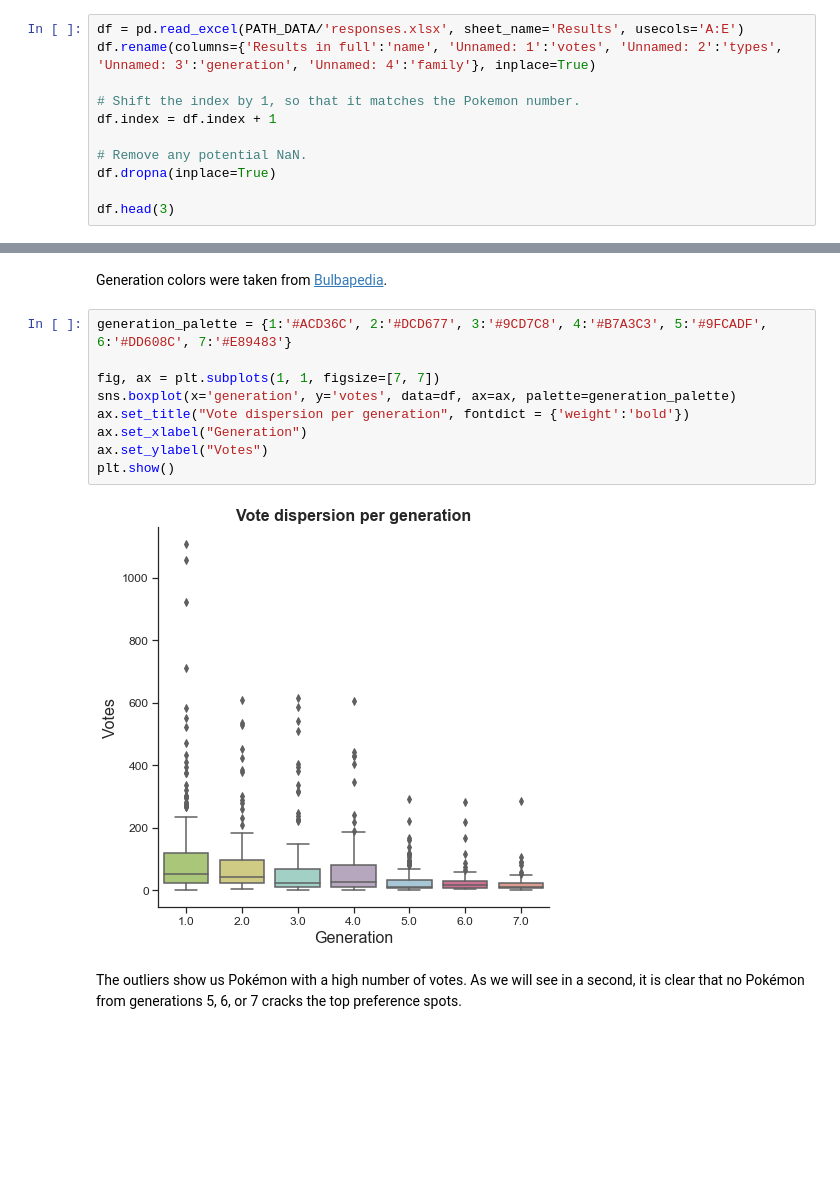
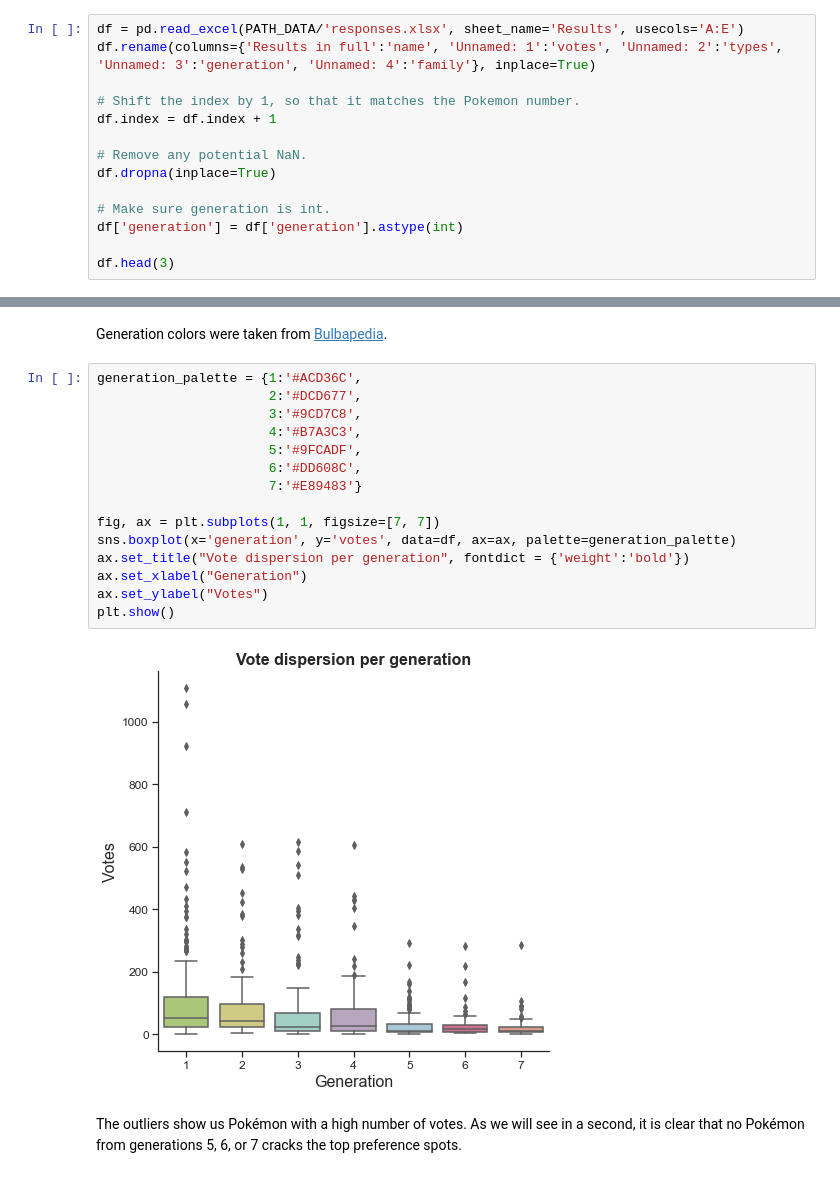
Before and after one commit to arturomoncadatorres/favorite-pokemon, a Jupyter notebook: scripts/pokemon_preferences.ipynb, the cells around one changed output, grey strips where cells are left out. Saved outputs shown, nothing was run; the diff lists cells and outputs as text; blank space fills up the shorter version.

```diff
--- a/scripts/pokemon_preferences.ipynb
+++ b/scripts/pokemon_preferences.ipynb
@@ -63,6 +62,9 @@ df.index = df.index + 1
 # Remove any potential NaN.
 df.dropna(inplace=True)
 
+# Make sure generation is int.
+df['generation'] = df['generation'].astype(int)
+
 df.head(3)
 # %% [output]
 |  | name | votes | types | generation | family |
@@ -119,16 +121,22 @@ plt.show()
 # %% [markdown]
 Generation colors were taken from [Bulbapedia](https://bulbapedia.bulbagarden.net/wiki/Generation).
 # %%
-generation_palette = {1:'#ACD36C', 2:'#DCD677', 3:'#9CD7C8', 4:'#B7A3C3', 5:'#9FCADF', 6:'#DD608C', 7:'#E89483'}
+generation_palette = {1:'#ACD36C',
+                      2:'#DCD677',
+                      3:'#9CD7C8',
+                      4:'#B7A3C3',
+                      5:'#9FCADF',
+                      6:'#DD608C',
+                      7:'#E89483'}
 
 fig, ax = plt.subplots(1, 1, figsize=[7, 7])
 sns.boxplot(x='generation', y='votes', data=df, ax=ax, palette=generation_palette)
 ax.set_title("Vote dispersion per generation", fontdict = {'weight':'bold'})
 ax.set_xlabel("Generation")
 ax.set_ylabel("Votes")
 plt.show()
 # %% [output]
-[figure, old version]
+[figure, new version]
 # %% [markdown]
 The outliers show us Pok&eacute;mon with a high number of votes. As we will see in a second, it is clear that no Pok&eacute;mon from generations 5, 6, or 7 cracks the top preference spots.
 # %% [markdown]
```
Also changed, not shown: parts of 27 cells of this notebook, 1 other file.
